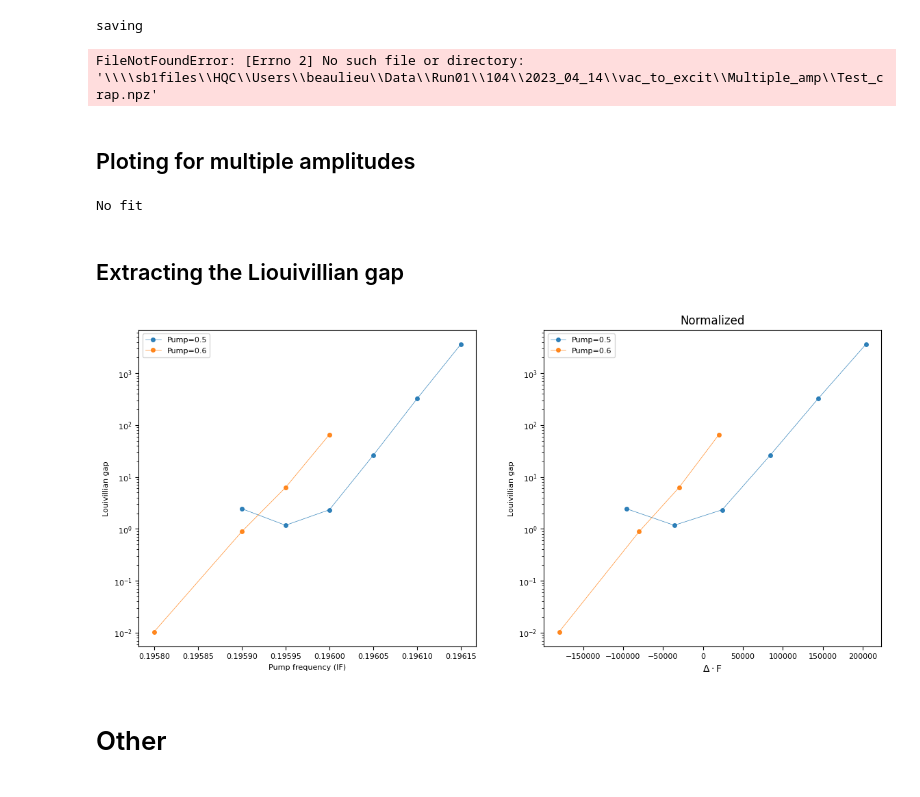
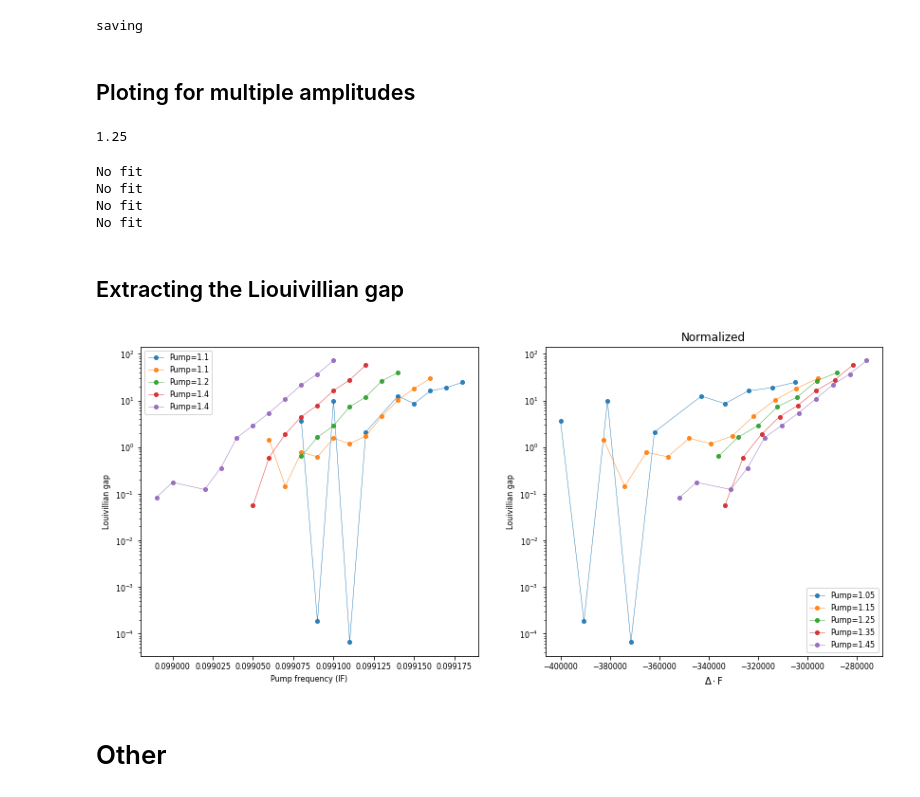
Before and after one commit to BeaulieuGuillaume/DPT_SQUID, a Jupyter notebook: First_Order_Transition/vac_exi/vac_exi.ipynb, the cells around one changed output. Drawn from its saved outputs; the diff is of its cells as text; code cells hidden in the pictures.

```diff
--- a/First_Order_Transition/vac_exi/vac_exi.ipynb
+++ b/First_Order_Transition/vac_exi/vac_exi.ipynb
@@ -726,4 +762,5 @@ axs.set_xlabel("Pump frequency (IF)",fontsize=fontsize)
 axs.set_ylabel("Louivillian gap",fontsize=fontsize)
 axs.tick_params(axis='x', labelsize=fontsize)
 axs.tick_params(axis='y', labelsize=fontsize)
+axs.set_yscale('log')
 # %% [output]
@@ -779,16 +844,16 @@ freqs_dict
 # %%
 %matplotlib qt
 
-Readout_Len=50_000
+Readout_Len=10_000
 config,qm=update_readout_lenght(Readout_Len,config,qmm)
 
-n_repetition=30 #number of repetitions
+n_repetition=500 #number of repetitions
 
-n_empty=100 #number of vaccum readout to do
+n_empty=1_000 #number of vaccum readout to do
 Pump_Delay = n_empty*(Readout_Len+300)//4  #time for the pump to be off
-n_full=30_000 #number of pump on readout to do
+n_full=5_000 #number of pump on readout to do
 n_runs=n_empty+n_full # Total number of readout to do
-n_return=1
+n_return=100
 
 cooldown_time=16//4 #cooldown time before each repetition to go back to vacuum
 Offset_IF=0
@@ -912,7 +977,7 @@ an.save_with_numpy(datadict, meastype, name, device, cooldown_date, filepath=Sav
 saving
 # %%
 #Loading the data
-filepath= r"\\sb1files\HQC\Users\beaulieu\Data\Run01\104\2023_04_14\vac_to_excit\Multiple_amp\Test_crap.npz"
+filepath= r"X:\Users\beaulieu\Data\Run01\131\2023_05_05\vac_to_excit\Multiple_amp\Slow_Measurement_1p05_1p15_1p25_1p35_1p45.npz"
 
 npzfile=np.load(filepath,allow_pickle=True)
 #npzfile["multidata"][()]
@@ -921,16 +986,18 @@ n_empty=npzfile["multidata"][()]["n_empty"]
 Data=npzfile["multidata"][()]["Data"]
 freqs_dict=npzfile["multidata"][()]["freqs_dict"]
 amp_factor_array=npzfile["multidata"][()]["amp_factor_array"]
-# %% [output]
-FileNotFoundError: [Errno 2] No such file or directory: '\\\\sb1files\\HQC\\Users\\beaulieu\\Data\\Run01\\104\\2023_04_14\\vac_to_excit\\Multiple_amp\\Test_crap.npz'
 # %% [markdown]
 ## Ploting for multiple amplitudes
+# %%
+amp_factor
+# %% [output]
+1.25
 # %%
 %matplotlib qt
 #Plot all
 number_avg=10
 Processed_Data=an.Extract_vac_exc_gap(Data,amp_factor_array,freqs_dict,n_empty,number_avg)
-j=1
+j=2
 amp_factor=amp_factor_array[j]
 freqs=freqs_dict[amp_factor]
 
@@ -948,10 +1015,10 @@ for idx in range(len(freqs)):
         fig, axs = plt.subplots( nrows=1, ncols=1, figsize=(5,5),dpi=100)
         ax=axs
         ax.set_title("Pump= "+str(freqs[idx]) +" Iteration :" +str(idx)+" $\lambda= $"+str(round(gap,2)))
-        ax.plot(time_fit,av_fit)
+        ax.plot(time_fit,av_fit,".")
         ax.plot(time_fit,y_fitted)
         ax.set_xlabel("time [s]")
-        ax.set_ylabel("$\sqrt{I^2 + Q^2}$ (average) [mV]")
+        ax.set_ylabel("$I^2 + Q^2$ (average) [mV]")
 
 
 
@@ -965,16 +1032,19 @@ for idx in range(len(freqs)):
         ax.set_title("Pump= "+str(freqs[idx]) +" Iteration :" +str(idx) + " No fit")
         ax.plot(time_fit,av_fit)
         ax.set_xlabel("time [s]")
-        ax.set_ylabel("$\sqrt{I^2 + Q^2}$ (average) [mV]")
+        ax.set_ylabel("$I^2 + Q^2$ (average) [mV]")
 # %% [output]
 No fit
+No fit
+No fit
+No fit
 # %% [markdown]
 ## Extracting the Liouivillian gap
 # %%
 %matplotlib inline
 
-center_freq=4.34799e9*2
-Gi=0.6
+center_freq=4.34975e9*2
+Gi=1
 
 fontsize=8
 figsize=(5,4)
@@ -991,35 +1061,35 @@ for j in range(len(amp_factor_array)):
 
         if Processed_Data[amp_factor][freqs[idx]]["fit"]:
             gap_array.append(Processed_Data[amp_factor][freqs[idx]]["gap"])
             freq_gap_array.append(freqs[idx])
 
     gap_array=np.array(gap_array)
     freq_gap_array=np.array(freq_gap_array)
 
     ax=axs[0]
     ax.plot(freq_gap_array/1e9,gap_array,".-",label=f'Pump={amp_factor:.1f}', alpha=.9, lw=.5, ms=8)
     ax=axs[1]
     Gx=amp_factor
-    ax.plot( ((freq_gap_array+LO_fluxline)-center_freq)*Gi/Gx,gap_array,".-",label=f'Pump={amp_factor:.1f}', alpha=.9, lw=.5, ms=8)
+    ax.plot( ((freq_gap_array+LO_fluxline)-center_freq)*Gi/Gx,gap_array,".-",label=f'Pump={amp_factor:.2f}', alpha=.9, lw=.5, ms=8)
 
 ax=axs[0]
 ax.set_xlabel("Pump frequency (IF)",fontsize=fontsize)
 ax.set_ylabel("Louivillian gap",fontsize=fontsize)
 ax.tick_params(axis='x', labelsize=fontsize)
 ax.tick_params(axis='y', labelsize=fontsize)
 ax.legend(fontsize=fontsize)
 ax.set_yscale('log')
 
 ax=axs[1]
 ax.set_title("Normalized")
 ax.set_ylabel("Louivillian gap",fontsize=fontsize)
 ax.tick_params(axis='x', labelsize=fontsize)
 ax.tick_params(axis='y', labelsize=fontsize)
 ax.set_xlabel('$\Delta\cdot$F')
 ax.legend(fontsize=fontsize)
 ax.set_yscale('log')
 # %% [output]
-[figure, old version]
+[figure, new version]
 # %% [markdown]
 # Other
 # %% [markdown]
```
Also changed, not shown: parts of 20 cells of this notebook, 10 other files.
